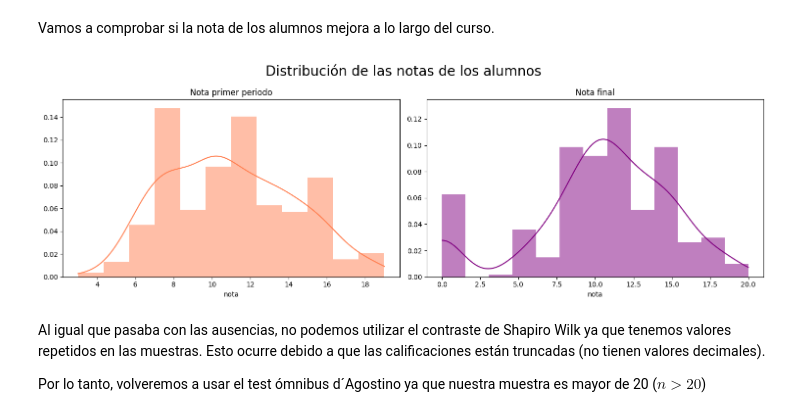
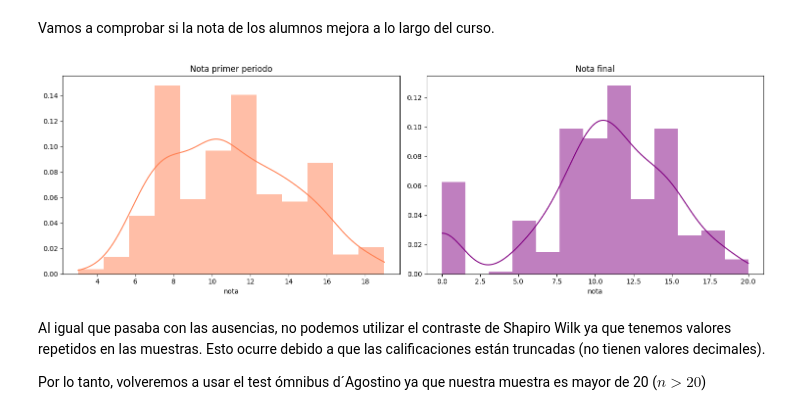
Before and after one commit to antoniolandin/students, a Jupyter notebook: main.ipynb, the cells around one changed output. Drawn from its saved outputs; the diff is of its cells as text; code cells hidden in the pictures.

```diff
--- a/main.ipynb
+++ b/main.ipynb
@@ -271,23 +282,24 @@ Vamos a comprobar si la nota de los alumnos mejora a lo largo del curso.
 # %%
 fig, (ax1, ax2) = plt.subplots(nrows=1, ncols=2, figsize=(15, 5))
 
 sns.histplot(data=df, x="G1",
              color='coral', kde=True, stat="density", alpha=0.5, edgecolor=None, ax=ax1)
 ax1.set_title('Nota primer periodo')
 ax1.set_ylabel('')
 ax1.set_xlabel('nota')
 
 sns.histplot(data=df, x="G3",
              color='purple', kde=True, stat="density", alpha=0.5, edgecolor=None, ax=ax2)
 ax2.set_title('Nota final')
 ax2.set_ylabel('')
 ax2.set_xlabel('nota')
 
-plt.suptitle('Distribución de las notas de los alumnos', fontsize=20)
+# plt.suptitle('Distribución de las notas de los alumnos', fontsize=20)
 plt.tight_layout()
-plt.show()
+# plt.show()
+plt.savefig("dist-notas-alumnos.png")
 # %% [output]
-[figure, old version]
+[figure, new version]
 # %% [markdown]
 Al igual que pasaba con las ausencias, no podemos utilizar el contraste de Shapiro Wilk ya que tenemos valores repetidos en las muestras. Esto ocurre debido a que las calificaciones están truncadas (no tienen valores decimales).
 
```
Also changed, not shown: parts of 6 cells of this notebook, 7 other files.
